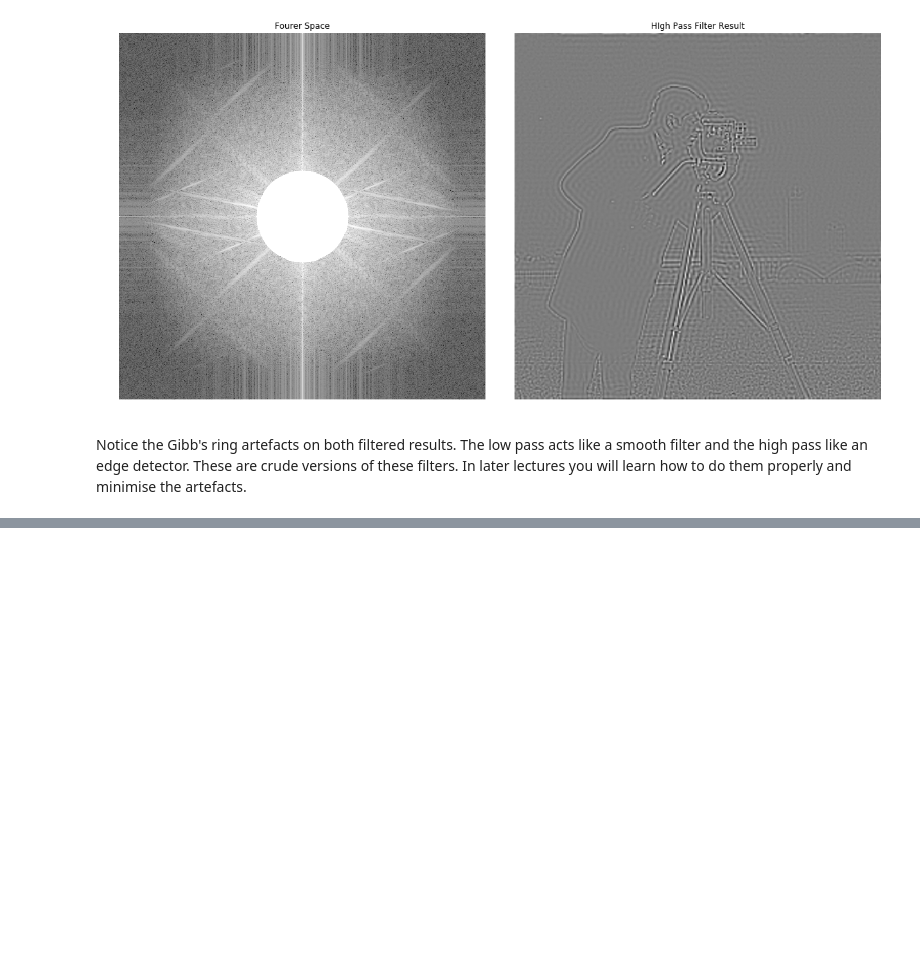
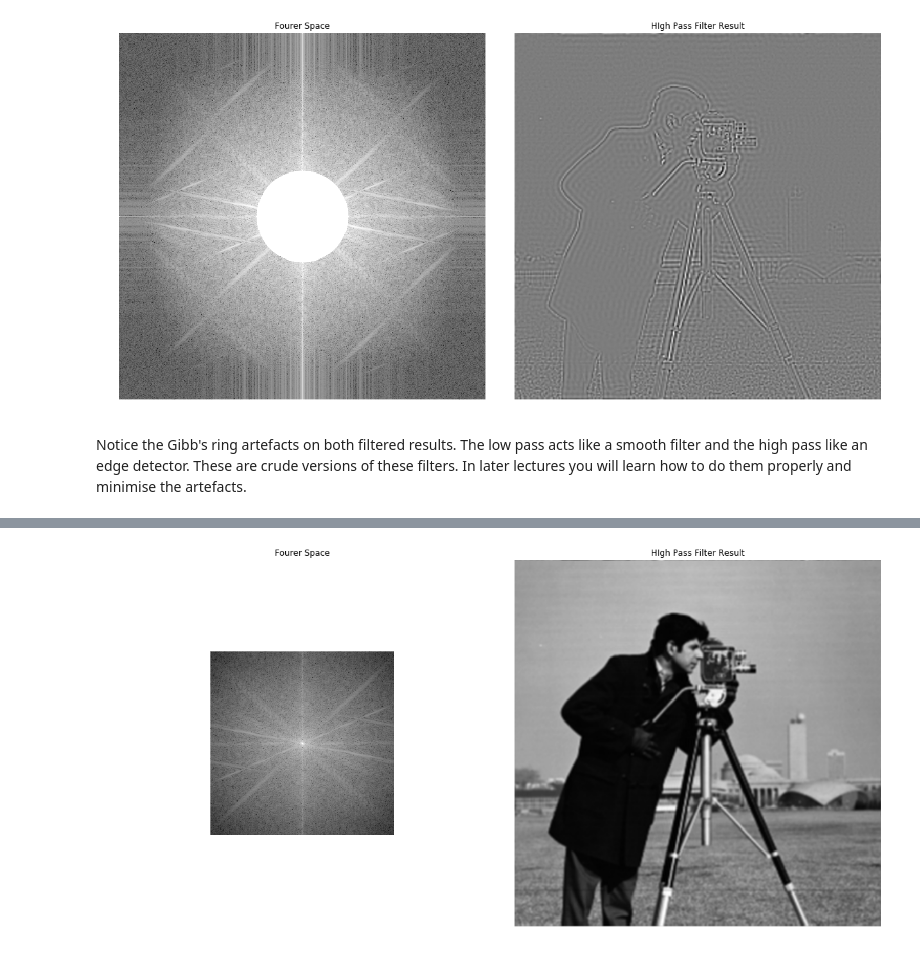
Before and after one commit to shakes76/ELEC3004, a Jupyter notebook: Examples/notebooks/Fourier+Filtering.ipynb, the cells around one changed output, grey strips where cells are left out. Cells and saved outputs as stored; diff of their text form; code cells hidden in the pictures; blank space fills up the shorter version.

```diff
--- a/Examples/notebooks/Fourier+Filtering.ipynb
+++ b/Examples/notebooks/Fourier+Filtering.ipynb
@@ -127,0 +148,26 @@ Notice the Gibb's ring artefacts on both filtered results. The low pass acts lik
+# %%
+#reapply low pass using the Hamming window
+hamFFTImage = fftImage * hamming2DFilter
+powerSpectHam = np.abs(hamFFTImage) #compute absolute magnitude
+
+#inverse FFT to reconstruction image from filtered Fourier space
+#compute the iFFT of low pass filtering
+hamFFTImage = fftpack.fftshift(hamFFTImage) #shift to the center of space for viewing
+ifftHammingImage = fftpack.ifft2(hamFFTImage) #2D FFT
+# %%
+#plot
+fig, ax = plt.subplots(nrows=1, ncols=2, figsize=(16, 10))
+
+plt.gray()
+plt.tight_layout()
+
+ax[0].imshow(np.log10(powerSpectHam), interpolation="nearest")
+ax[0].axis('off')
+ax[0].set_title('Fourer Space')
+ax[1].imshow(np.real(ifftHammingImage), interpolation="nearest")
+ax[1].axis('off')
+ax[1].set_title('HIgh Pass Filter Result')
+
+plt.show()
+# %% [output]
+[figure, added]
```
Also changed, not shown: parts of 6 cells of this notebook, 1 other file.
